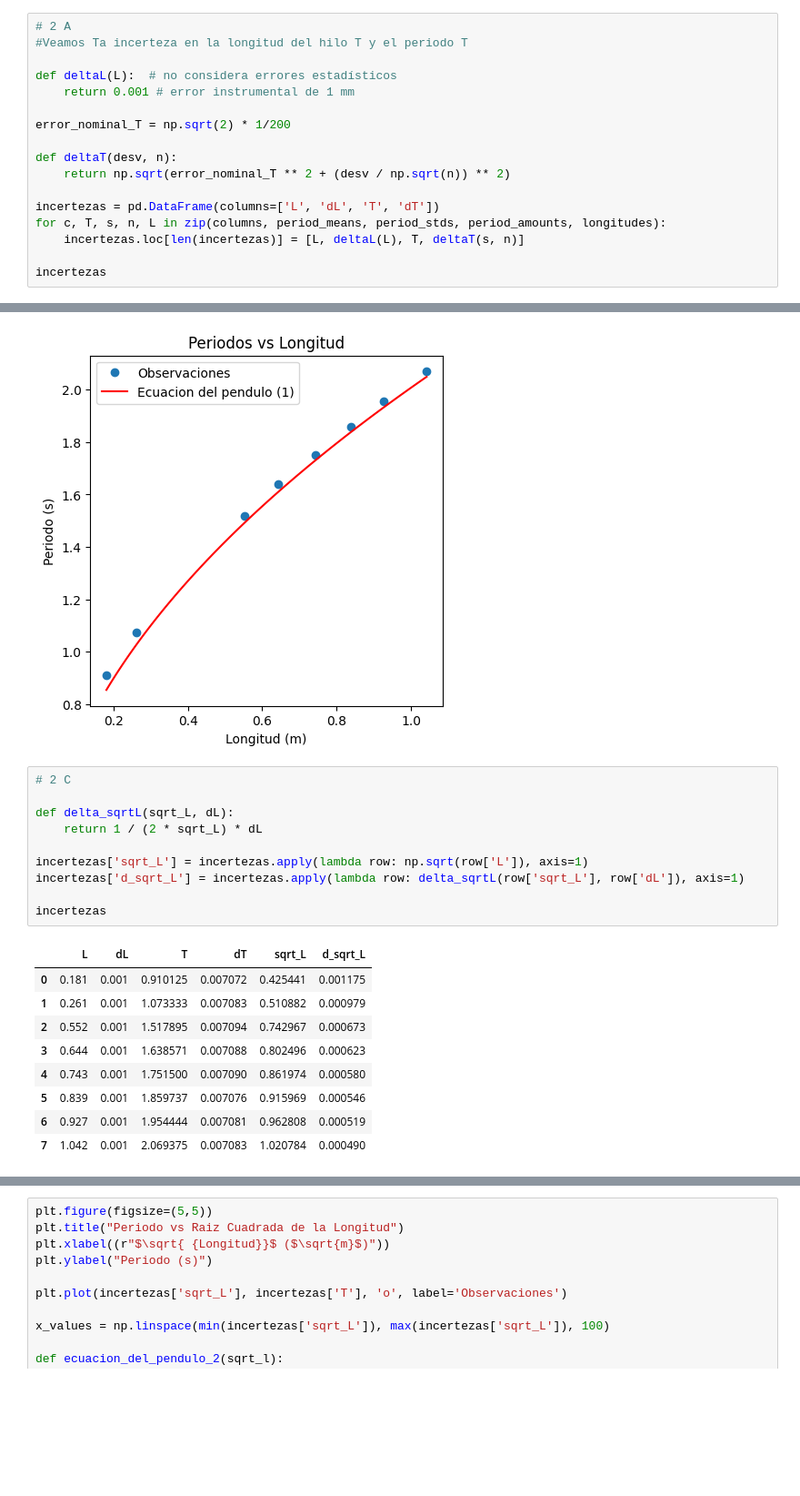
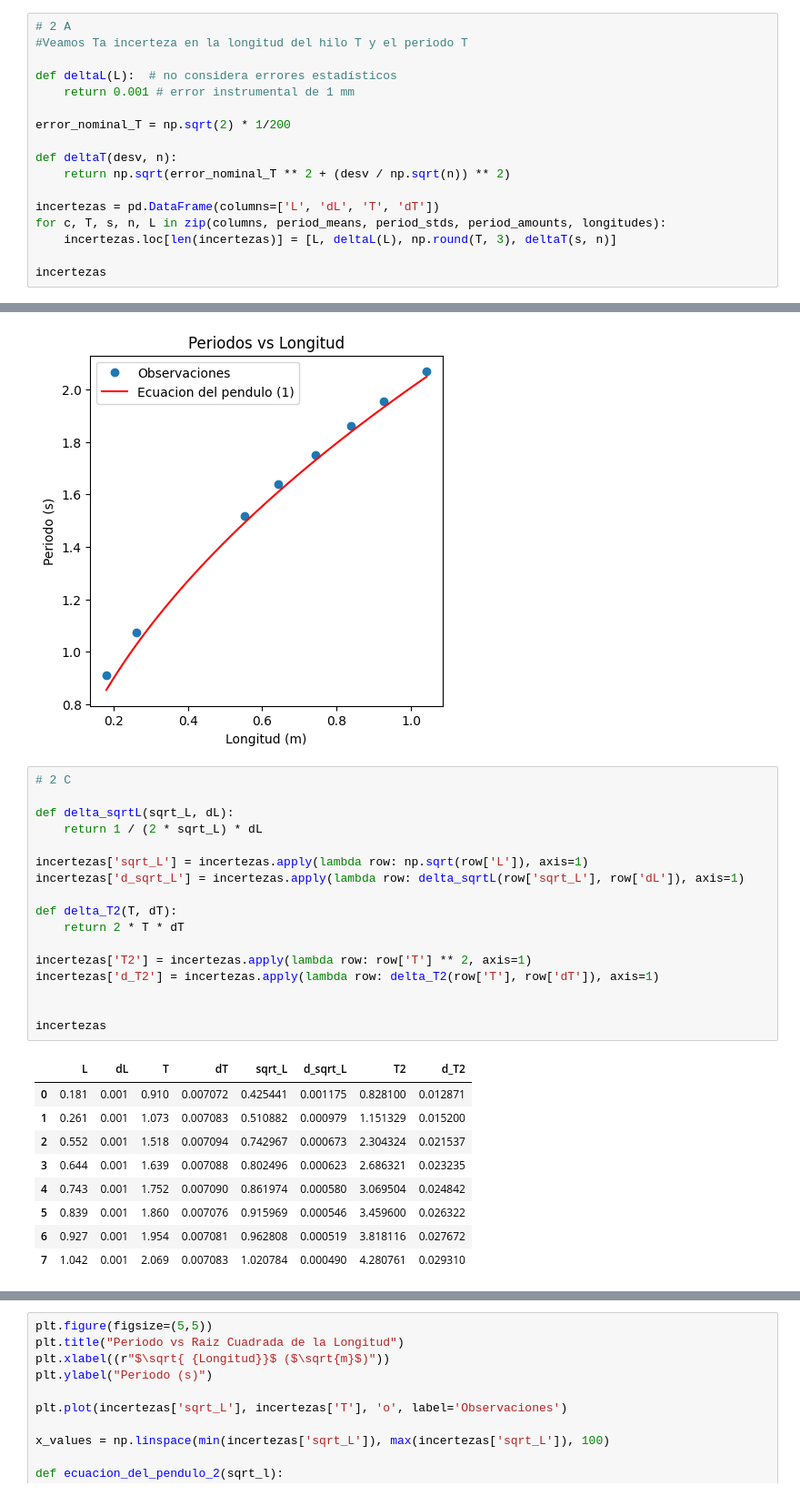
Before and after one commit to LecJackS/Mecanica-y-Termodinamica-2024-1C, a Jupyter notebook: Laboratorios/Labo03-04/Labo02.ipynb, the cells around one changed output, grey strips where cells are left out. Shown at 91% size. Drawn from its saved outputs; the diff is of its cells as text; blank space fills up the shorter version.

```diff
--- a/Laboratorios/Labo03-04/Labo02.ipynb
+++ b/Laboratorios/Labo03-04/Labo02.ipynb
@@ -335,7 +335,7 @@ def deltaT(desv, n):
 
 incertezas = pd.DataFrame(columns=['L', 'dL', 'T', 'dT'])
 for c, T, s, n, L in zip(columns, period_means, period_stds, period_amounts, longitudes):
-    incertezas.loc[len(incertezas)] = [L, deltaL(L), T, deltaT(s, n)]
+    incertezas.loc[len(incertezas)] = [L, deltaL(L), np.round(T, 3), deltaT(s, n)]
 
 incertezas
 # %% [output]
@@ -373,23 +373,30 @@ plt.show()
 # %%
 # 2 C
 
 def delta_sqrtL(sqrt_L, dL):
     return 1 / (2 * sqrt_L) * dL
 
 incertezas['sqrt_L'] = incertezas.apply(lambda row: np.sqrt(row['L']), axis=1)
 incertezas['d_sqrt_L'] = incertezas.apply(lambda row: delta_sqrtL(row['sqrt_L'], row['dL']), axis=1)
 
+def delta_T2(T, dT):
+    return 2 * T * dT
+
+incertezas['T2'] = incertezas.apply(lambda row: row['T'] ** 2, axis=1)
+incertezas['d_T2'] = incertezas.apply(lambda row: delta_T2(row['T'], row['dT']), axis=1)
+
+
 incertezas
 # %% [output]
-|  | L | dL | T | dT | sqrt_L | d_sqrt_L |
-| 0 | 0.181 | 0.001 | 0.910125 | 0.007072 | 0.425441 | 0.001175 |
-| 1 | 0.261 | 0.001 | 1.073333 | 0.007083 | 0.510882 | 0.000979 |
-| 2 | 0.552 | 0.001 | 1.517895 | 0.007094 | 0.742967 | 0.000673 |
-| 3 | 0.644 | 0.001 | 1.638571 | 0.007088 | 0.802496 | 0.000623 |
-| 4 | 0.743 | 0.001 | 1.751500 | 0.007090 | 0.861974 | 0.000580 |
-| 5 | 0.839 | 0.001 | 1.859737 | 0.007076 | 0.915969 | 0.000546 |
-| 6 | 0.927 | 0.001 | 1.954444 | 0.007081 | 0.962808 | 0.000519 |
-| 7 | 1.042 | 0.001 | 2.069375 | 0.007083 | 1.020784 | 0.000490 |
+|  | L | dL | T | dT | sqrt_L | d_sqrt_L | T2 | d_T2 |
+| 0 | 0.181 | 0.001 | 0.910 | 0.007072 | 0.425441 | 0.001175 | 0.828100 | 0.012871 |
+| 1 | 0.261 | 0.001 | 1.073 | 0.007083 | 0.510882 | 0.000979 | 1.151329 | 0.015200 |
+| 2 | 0.552 | 0.001 | 1.518 | 0.007094 | 0.742967 | 0.000673 | 2.304324 | 0.021537 |
+| 3 | 0.644 | 0.001 | 1.639 | 0.007088 | 0.802496 | 0.000623 | 2.686321 | 0.023235 |
+| 4 | 0.743 | 0.001 | 1.752 | 0.007090 | 0.861974 | 0.000580 | 3.069504 | 0.024842 |
+| 5 | 0.839 | 0.001 | 1.860 | 0.007076 | 0.915969 | 0.000546 | 3.459600 | 0.026322 |
+| 6 | 0.927 | 0.001 | 1.954 | 0.007081 | 0.962808 | 0.000519 | 3.818116 | 0.027672 |
+| 7 | 1.042 | 0.001 | 2.069 | 0.007083 | 1.020784 | 0.000490 | 4.280761 | 0.029310 |
 # %%
 def error_relativo(dX, X):
     return dX / X
```
Also changed, not shown: parts of 2 cells of this notebook.
